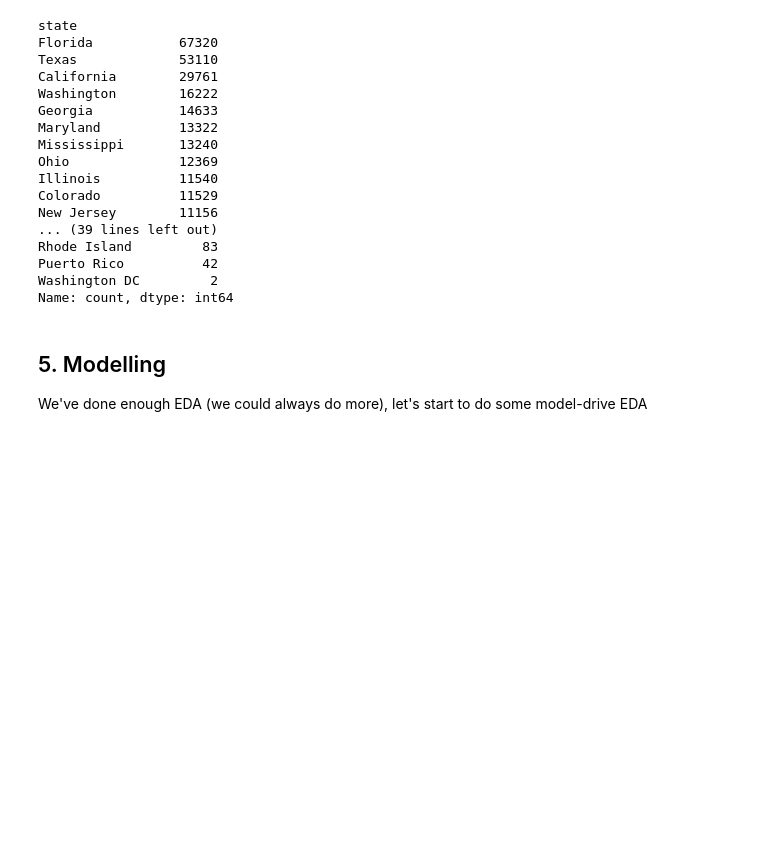
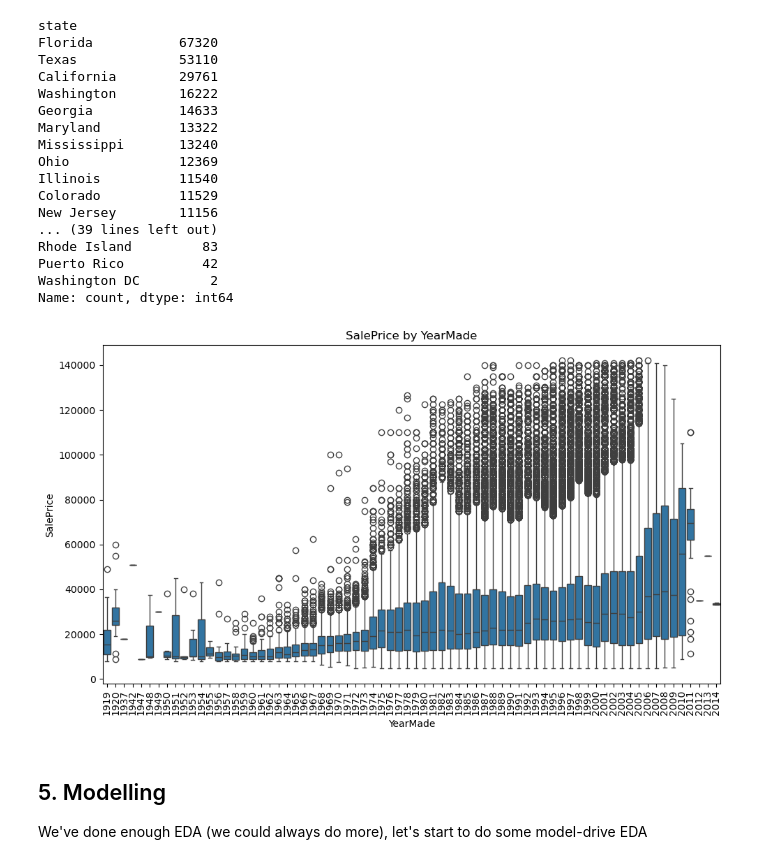
Before and after one commit to axellee1994/Bluebook_Bulldozer_Price_Regression, a Jupyter notebook: end-to-end-bluebook-bulldozer-price-regression.ipynb, the cells around one changed output. Drawn from its saved outputs; the diff is of its cells as text; code cells hidden in the pictures; blank space fills up the shorter version.

```diff
--- a/end-to-end-bluebook-bulldozer-price-regression.ipynb
+++ b/end-to-end-bluebook-bulldozer-price-regression.ipynb
@@ -311,6 +326,19 @@ Rhode Island         83
 Puerto Rico          42
 Washington DC         2
 Name: count, dtype: int64
+# %%
+# Plot Sale Year against Year Made
+clean_mask = df_tmp["YearMade"]> 1900
+df_tmp_clean = df_tmp[clean_mask]
+
+fig,ax = plt.subplots(figsize=(10,6))
+sns.boxplot(x='YearMade', y='SalePrice', data=df_tmp_clean)
+plt.xticks(rotation=90)
+plt.title("SalePrice by YearMade")
+plt.tight_layout()
+plt.show()
+# %% [output]
+[figure, added]
 # %% [markdown]
 ## 5. Modelling
 
```
Also changed, not shown: parts of 5 cells of this notebook.
